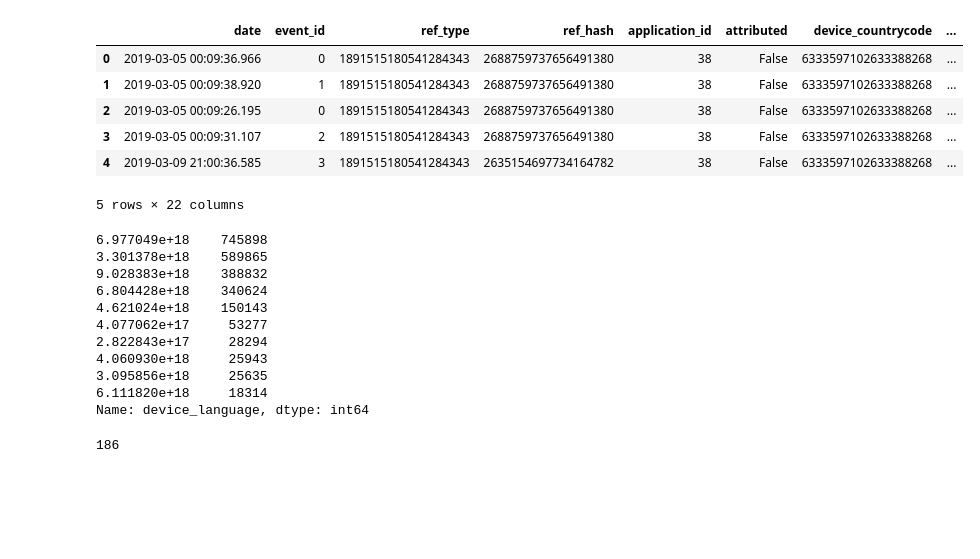
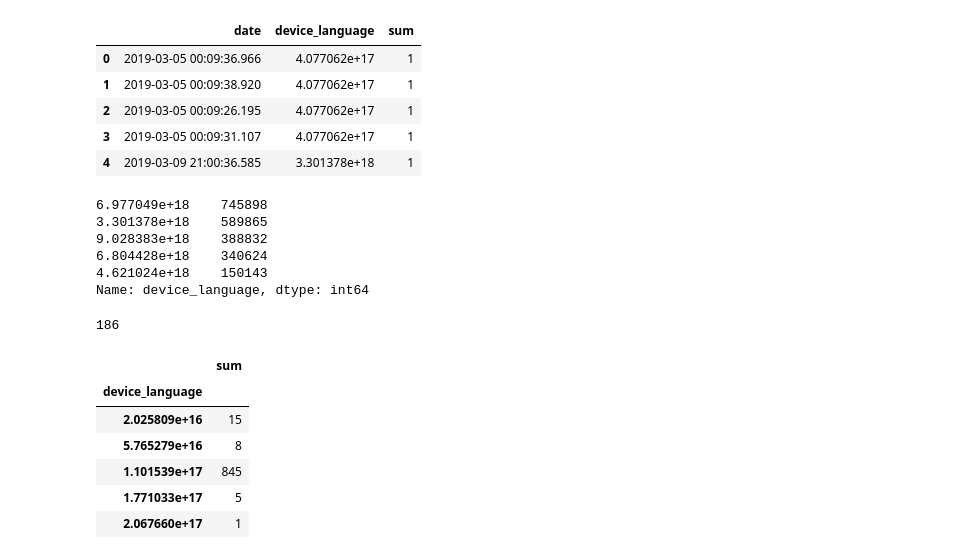
Before and after one commit to PBrrtrn/7506-organizacion-de-datos-TP1-1C2019, a Jupyter notebook: Exploracion_Pablo/Analisis_idiomas.ipynb, the cells around one changed output. Cells and saved outputs as stored; diff of their text form; code cells hidden in the pictures; blank space fills up the shorter version.

```diff
--- a/Exploracion_Pablo/Analisis_idiomas.ipynb
+++ b/Exploracion_Pablo/Analisis_idiomas.ipynb
@@ -2,32 +2,40 @@
 import pandas as pd
 import numpy as np
 
-events = pd.read_csv("/home/fedoremelianenko/FIUBA/Organizacion de datos/TP1/data/events.csv")
+events = pd.read_csv("/home/fedoremelianenko/FIUBA/Organizacion de datos/TP1/data/events.csv",usecols=['date', 'device_language'])
 # %%
+events['sum'] = 1
 events.head()
 # %% [output]
-|  | date | event_id | ref_type | ref_hash | application_id | attributed | device_countrycode | ... |
-| 0 | 2019-03-05 00:09:36.966 | 0 | 1891515180541284343 | 2688759737656491380 | 38 | False | 6333597102633388268 | ... |
-| 1 | 2019-03-05 00:09:38.920 | 1 | 1891515180541284343 | 2688759737656491380 | 38 | False | 6333597102633388268 | ... |
-| 2 | 2019-03-05 00:09:26.195 | 0 | 1891515180541284343 | 2688759737656491380 | 38 | False | 6333597102633388268 | ... |
-| 3 | 2019-03-05 00:09:31.107 | 2 | 1891515180541284343 | 2688759737656491380 | 38 | False | 6333597102633388268 | ... |
-| 4 | 2019-03-09 21:00:36.585 | 3 | 1891515180541284343 | 2635154697734164782 | 38 | False | 6333597102633388268 | ... |
+|  | date | device_language | sum |
+| 0 | 2019-03-05 00:09:36.966 | 4.077062e+17 | 1 |
+| 1 | 2019-03-05 00:09:38.920 | 4.077062e+17 | 1 |
+| 2 | 2019-03-05 00:09:26.195 | 4.077062e+17 | 1 |
+| 3 | 2019-03-05 00:09:31.107 | 4.077062e+17 | 1 |
+| 4 | 2019-03-09 21:00:36.585 | 3.301378e+18 | 1 |
-5 rows × 22 columns
 # %%
 idiomas = events['device_language'].value_counts()
+idiomas.head()
 # %% [output]
 6.977049e+18    745898
 3.301378e+18    589865
 9.028383e+18    388832
 6.804428e+18    340624
 4.621024e+18    150143
-4.077062e+17     53277
-2.822843e+17     28294
-4.060930e+18     25943
-3.095856e+18     25635
-6.111820e+18     18314
 Name: device_language, dtype: int64
 # %%
 idiomas.shape[0]
 # %% [output]
 186
+# %%
+events.head()
+events_grouped = events.groupby(['device_language']).agg({'sum':'sum'})
+events_grouped.head()
+# %% [output]
+|  | sum |
+| device_language |  |
+| 2.025809e+16 | 15 |
+| 5.765279e+16 | 8 |
+| 1.101539e+17 | 845 |
+| 1.771033e+17 | 5 |
+| 2.067660e+17 | 1 |
```
Also changed, not shown: parts of 4 cells of this notebook.
